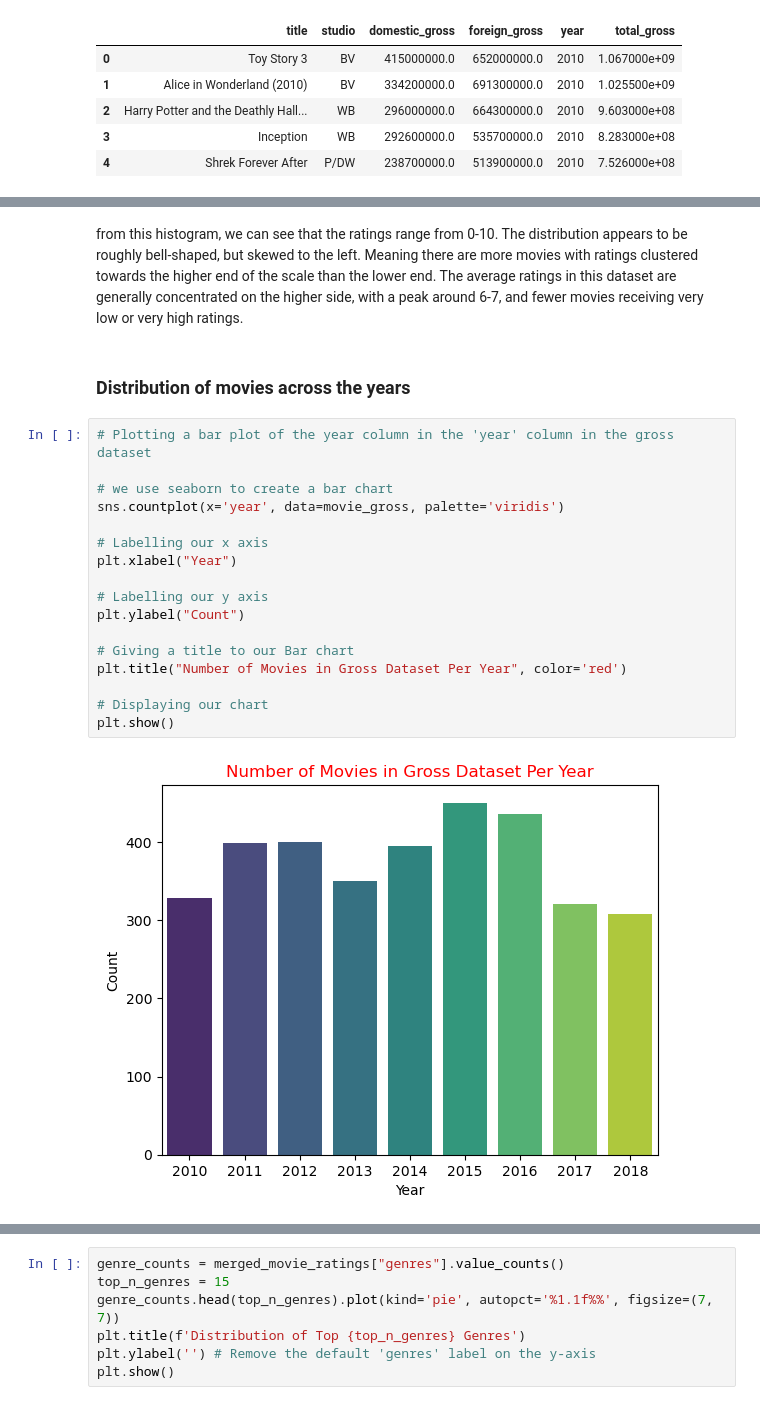
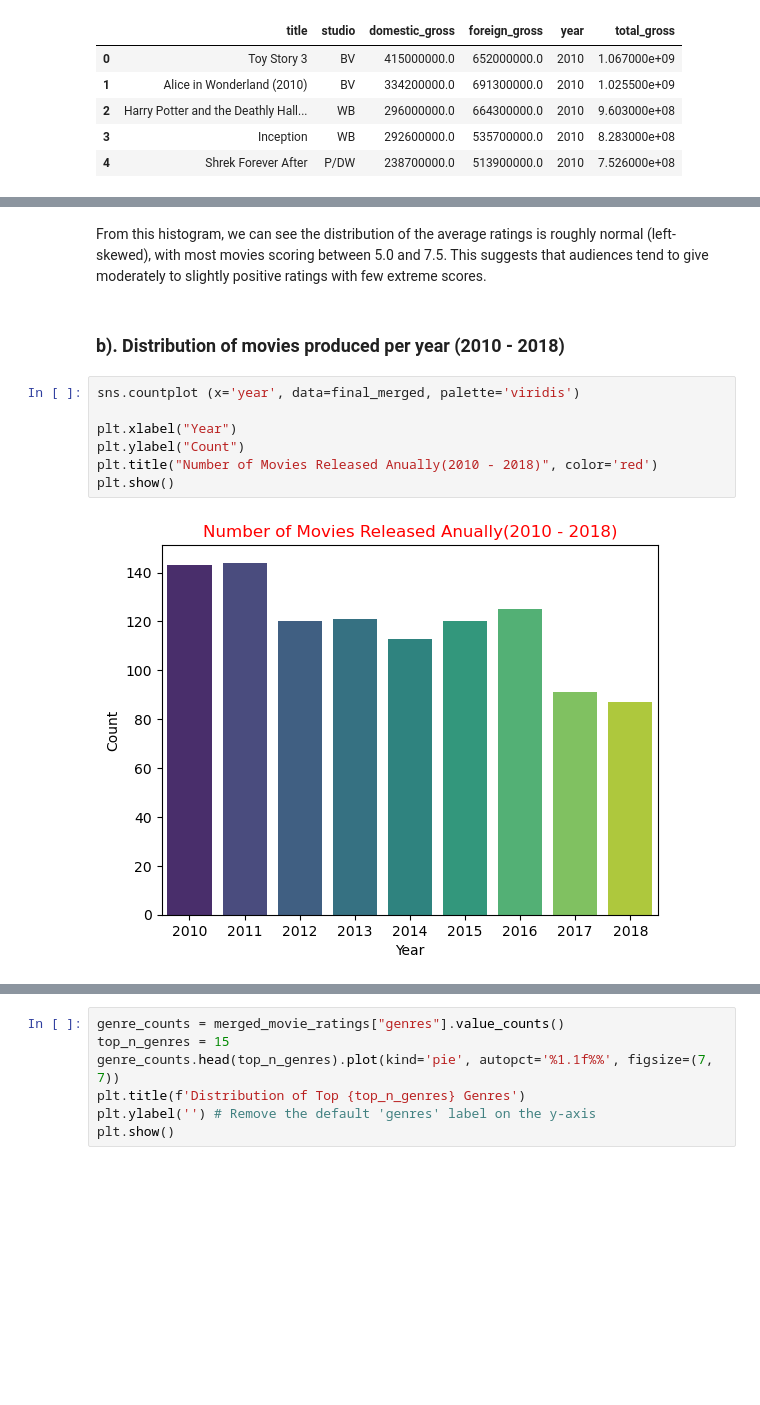
Before and after one commit to muimidean/Movie-Analysis-Project, a Jupyter notebook: movie_analysis.ipynb, the cells around one changed output, grey strips where cells are left out. Saved outputs shown, nothing was run; the diff lists cells and outputs as text; blank space fills up the shorter version.

```diff
--- a/movie_analysis.ipynb
+++ b/movie_analysis.ipynb
@@ -430,28 +431,14 @@ sns.histplot(movie_rating['averagerating'], kde=True)
 [figure]
 # %% [markdown]
-from this histogram, we can see that the ratings range from 0-10.
-The distribution appears to be roughly bell-shaped, but skewed to the left.
-Meaning there are more movies with ratings clustered towards the higher end of the scale than the lower end.
-The average ratings in this dataset are generally concentrated on the higher side,
-with a peak around 6-7, and fewer movies receiving very low or very high ratings.
+From this histogram, we can see the distribution of the average ratings is roughly normal (left-skewed), with most movies scoring between 5.0 and 7.5. This suggests that audiences tend to give moderately to slightly positive ratings with few extreme scores.
 # %% [markdown]
-### Distribution of movies across the years
+### b). Distribution of movies produced per year (2010 - 2018)
 # %%
-# Plotting a bar plot of the year column in the 'year' column in the gross dataset
+sns.countplot (x='year', data=final_merged, palette='viridis')
 
-# we use seaborn to create a bar chart
-sns.countplot(x='year', data=movie_gross, palette='viridis')
-
-# Labelling our x axis
 plt.xlabel("Year")
-
-# Labelling our y axis
 plt.ylabel("Count")
-
-# Giving a title to our Bar chart
-plt.title("Number of Movies in Gross Dataset Per Year", color='red')
-
-# Displaying our chart
+plt.title("Number of Movies Released Anually(2010 - 2018)", color='red')
 plt.show()
 # %% [output]
-[figure, old version]
+[figure, new version]
```
Also changed, not shown: parts of 50 cells of this notebook.
